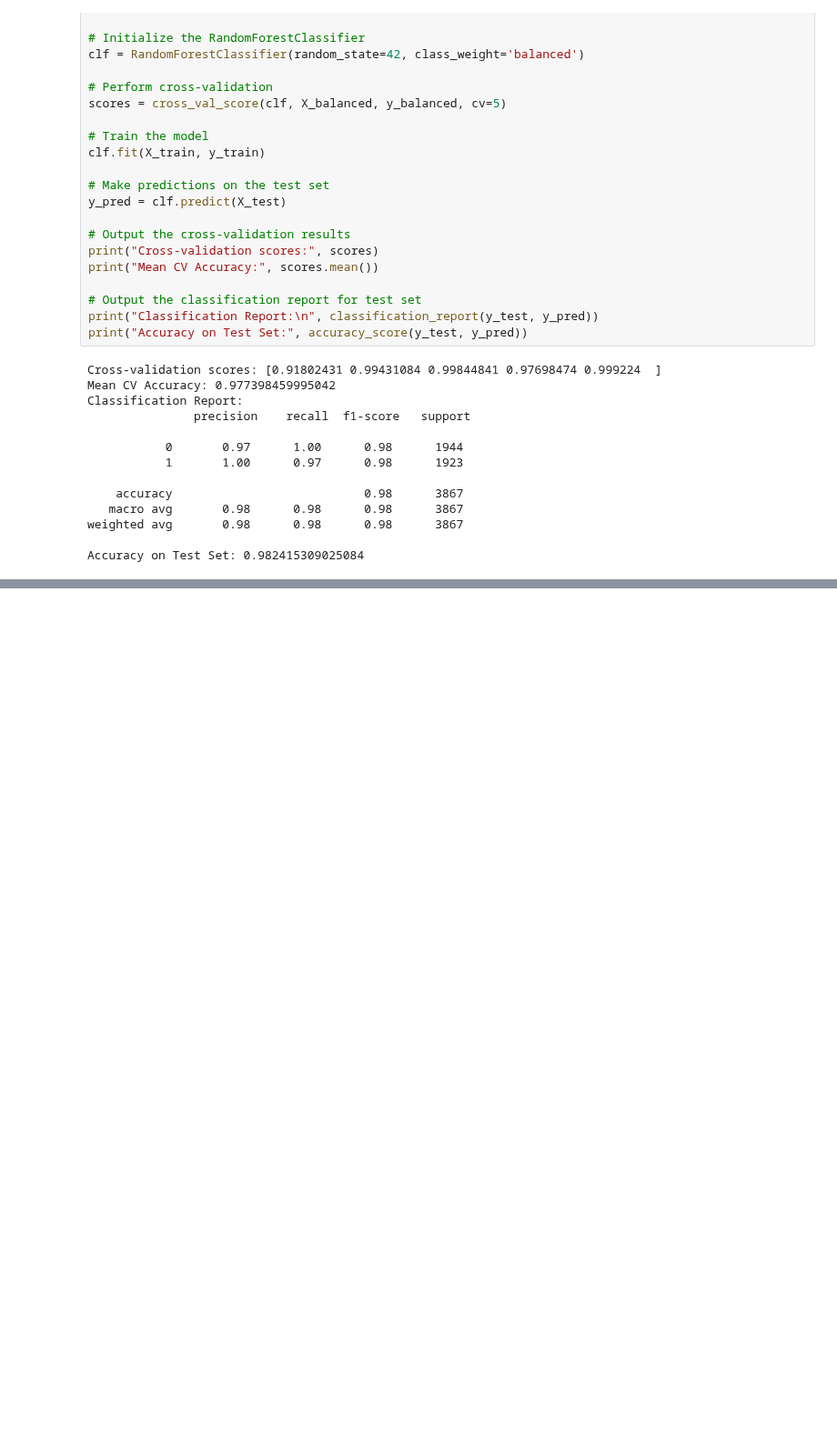
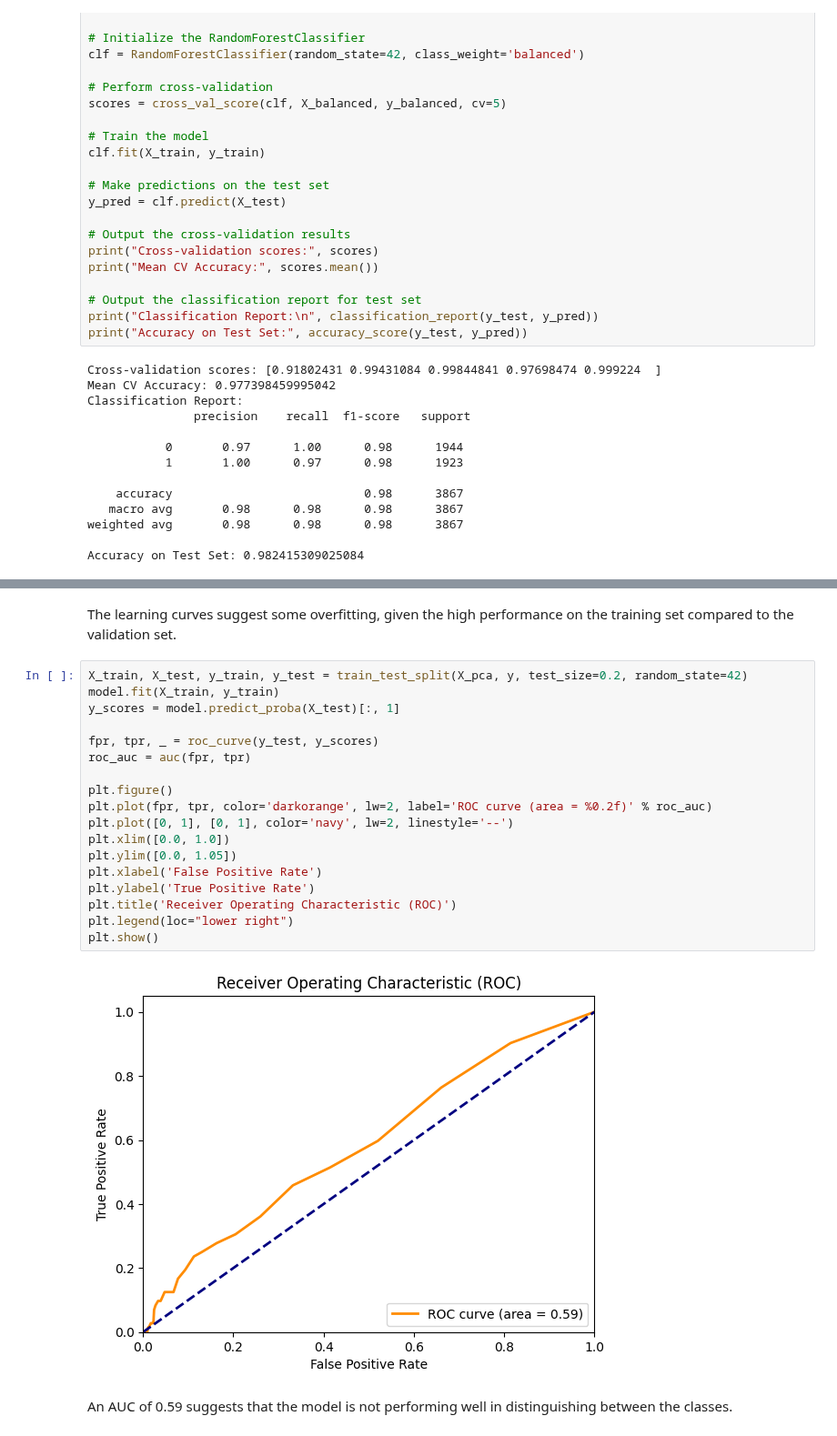
Before and after one commit to DataScienceAndEngineering/machine-learning-dse-i210-final-project-credit-risk, a Jupyter notebook: notebooks/SG_model_building.ipynb, the cells around one changed output, grey strips where cells are left out. Shown at 91% size. Saved outputs shown, nothing was run; the diff lists cells and outputs as text; blank space fills up the shorter version.

```diff
--- a/notebooks/SG_model_building.ipynb
+++ b/notebooks/SG_model_building.ipynb
@@ -287,0 +435,24 @@ param_grid = {
+# %% [markdown]
+The learning curves suggest some overfitting, given the high performance on the training set compared to the validation set.
+# %%
+X_train, X_test, y_train, y_test = train_test_split(X_pca, y, test_size=0.2, random_state=42)
+model.fit(X_train, y_train)
+y_scores = model.predict_proba(X_test)[:, 1]
+
+fpr, tpr, _ = roc_curve(y_test, y_scores)
+roc_auc = auc(fpr, tpr)
+
+plt.figure()
+plt.plot(fpr, tpr, color='darkorange', lw=2, label='ROC curve (area = %0.2f)' % roc_auc)
+plt.plot([0, 1], [0, 1], color='navy', lw=2, linestyle='--')
+plt.xlim([0.0, 1.0])
+plt.ylim([0.0, 1.05])
+plt.xlabel('False Positive Rate')
+plt.ylabel('True Positive Rate')
+plt.title('Receiver Operating Characteristic (ROC)')
+plt.legend(loc="lower right")
+plt.show()
+# %% [output]
+[figure, added]
+# %% [markdown]
+An AUC of 0.59 suggests that the model is not performing well in distinguishing between the classes.
```
Also changed, not shown: parts of 14 cells of this notebook.
